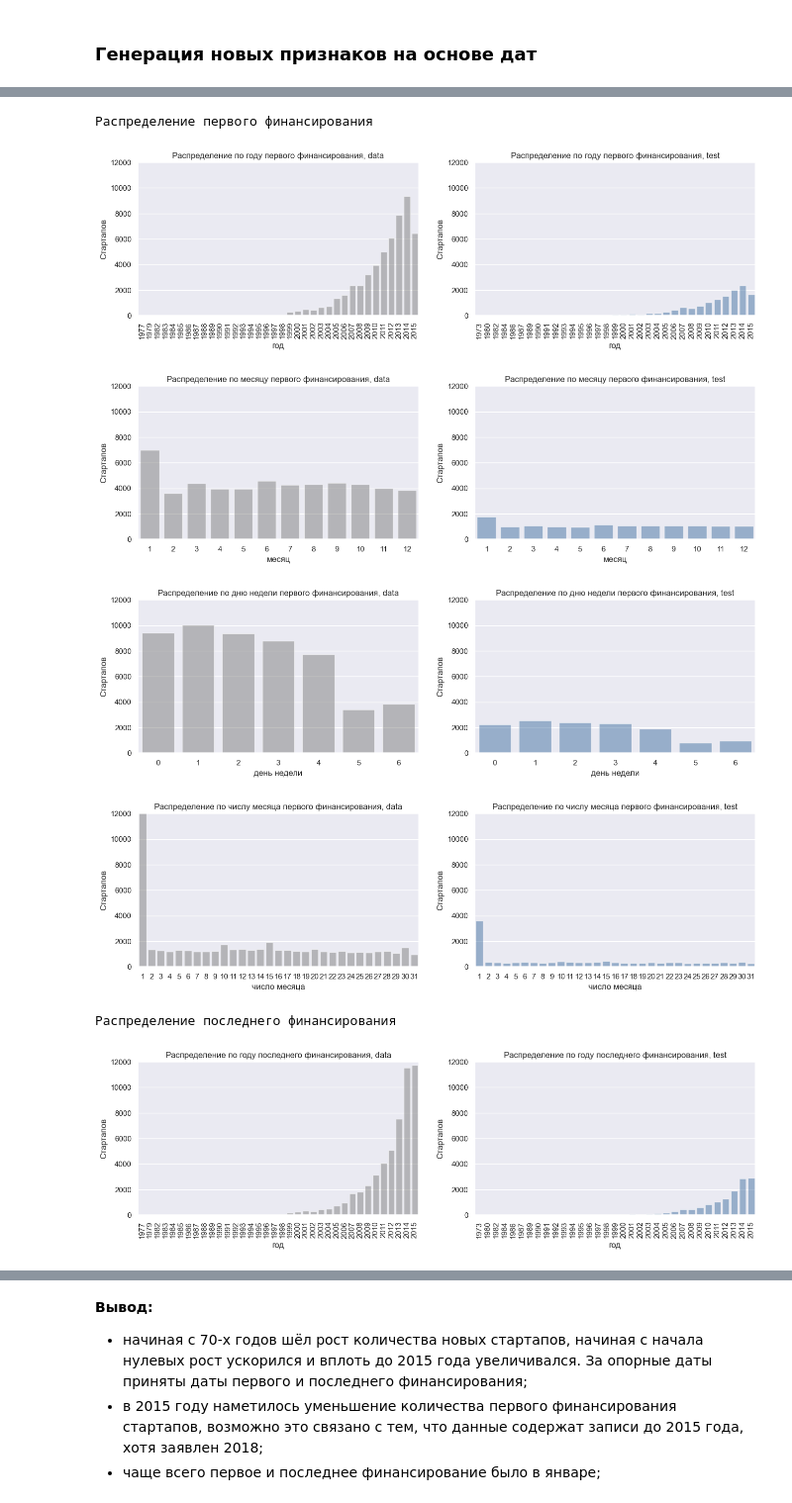
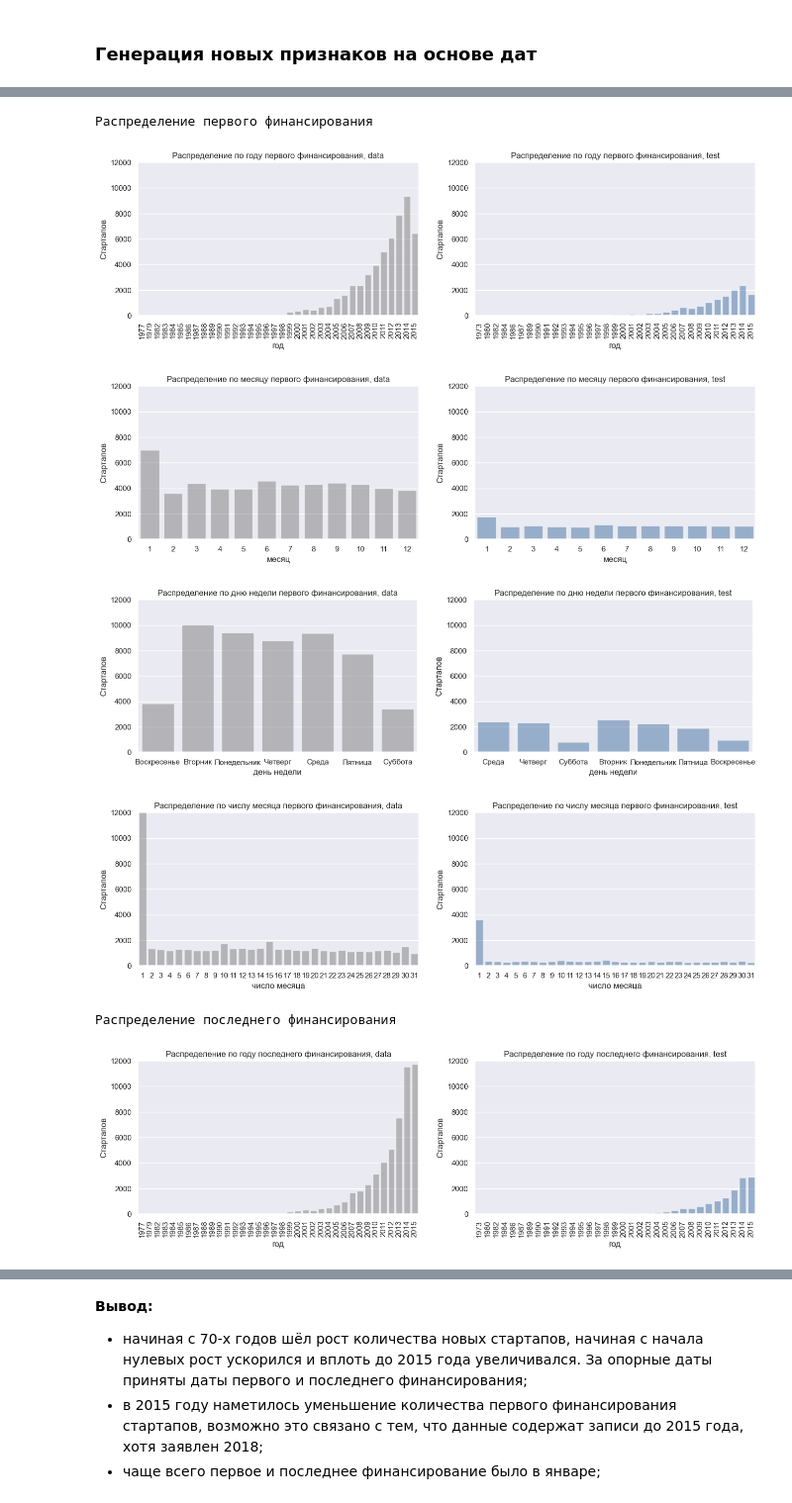
Before and after one commit to andrew-tvorogov/practicum_masterskaya_1, a Jupyter notebook: practicum_startups.ipynb, the cells around one changed output, grey strips where cells are left out. Shown at 99% size. Saved outputs shown, nothing was run; the diff lists cells and outputs as text; code cells hidden in the pictures.

Commit message:
impr to diagrams

```diff
--- a/practicum_startups.ipynb
+++ b/practicum_startups.ipynb
@@ -190,10 +190,14 @@ def show_two_barh(df_left, df_right, field, y_label, left_title, right_title):
     ax2.set_title(right_title)
     plt.show()
 
-def show_two_countplots(df_left, df_right, field, y_label, x_label, left_title, right_title, y_lim=(0, 100), rotation=0):
+def show_two_countplots(df_left, df_right, field, y_label, x_label, left_title, right_title, y_lim=(0, 100), rotation=0, sort_field=None):
     '''
     Отобразит две countplot диаграммы распределения количества элементов по категории для двух датасетов
     '''
+    #if (sort_field):
+    #    df_left['day_index'] = df_left[sort_field] # индекс для сортировки
+    #    df_left = df_left.sort_values(by='day_index')[field]
+
     fig, axes = plt.subplots(1, 2)
     fig.set_size_inches(16, 4)
 
@@ -1098,24 +1102,28 @@ conf_fill = [
         'name': 'год',
         'name_0': 'году',
         'field': "funding_at_year",
-        'rotate': 90
+        'rotate': 90,
+        'sort_field': None
     },
     {
         'name': 'месяц',
         'name_0': 'месяцу',
         'field': "funding_at_month",
-        'rotate': 0
+        'rotate': 0,
+        'sort_field': None
     },
     {
         'name': 'день недели',
         'name_0': 'дню недели',
-        'field': "funding_at_dayofweek",
-        'rotate': 0
+        'field': "funding_at_dayofweek_name",
+        'rotate': 0,
+        'sort_field': 'funding_at_dayofweek'
     },
     {
         'name': 'число месяца',
         'name_0': 'числу месяца',
         'field': "funding_at_day",
-        'rotate': 0
+        'rotate': 0,
+        'sort_field': None
     }
 ]
@@ -1122,15 +1132,15 @@ conf_fill = [
 # %%
 for t in conf_type:
     print(f'\n\nРаспределение {t["type_name"]} финансирования\n')
     for c in conf_fill:
         show_two_countplots(startups_data, startups_test, f'{t["type"]}_{c["field"]}', "Стартапов", c['name'],\
                         f'Распределение по {c["name_0"]} {t["type_name"]} финансирования, data',\
-                        f'Распределение по {c["name_0"]} {t["type_name"]} финансирования, test', (0, 12000), c['rotate'])
+                        f'Распределение по {c["name_0"]} {t["type_name"]} финансирования, test', (0, 12000), c['rotate'], c['sort_field'])
 # %% [output]
 Распределение первого финансирования
 [figure]
 [figure]
-[figure, old version]
+[figure, new version]
 [figure]
 Распределение последнего финансирования
 [figure]
```
Also changed, not shown: parts of 5 cells of this notebook.
